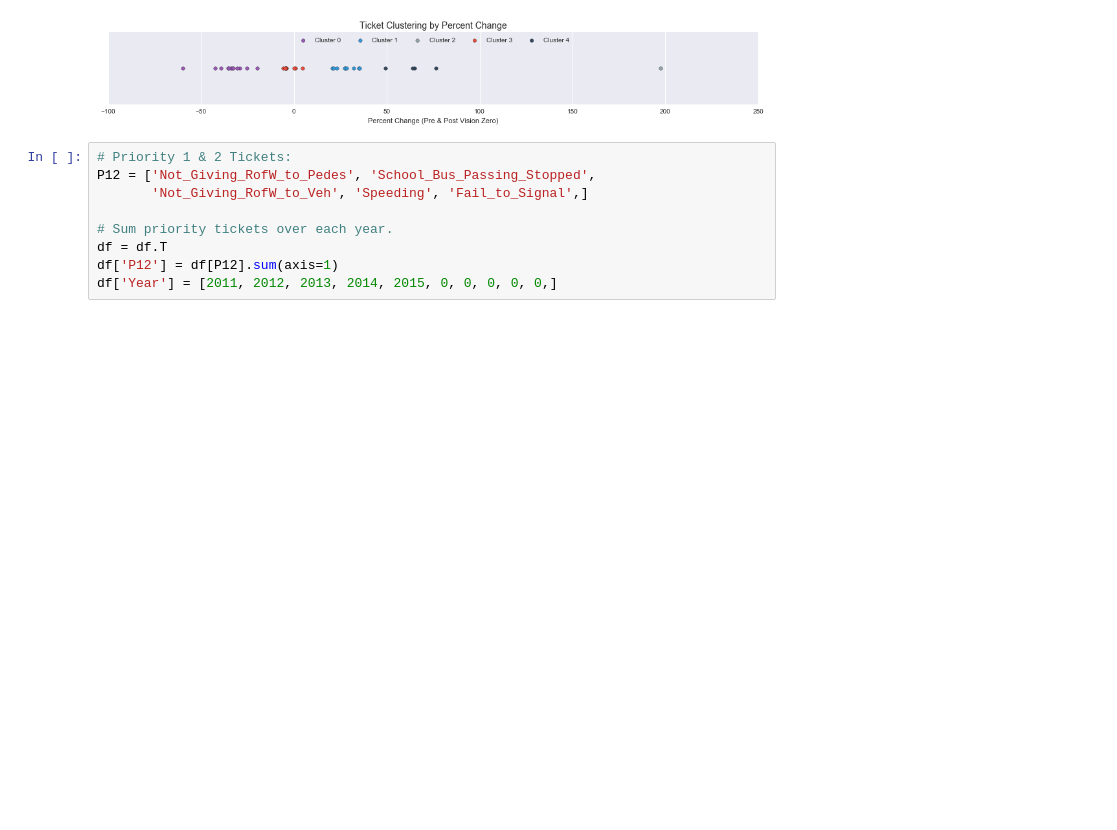
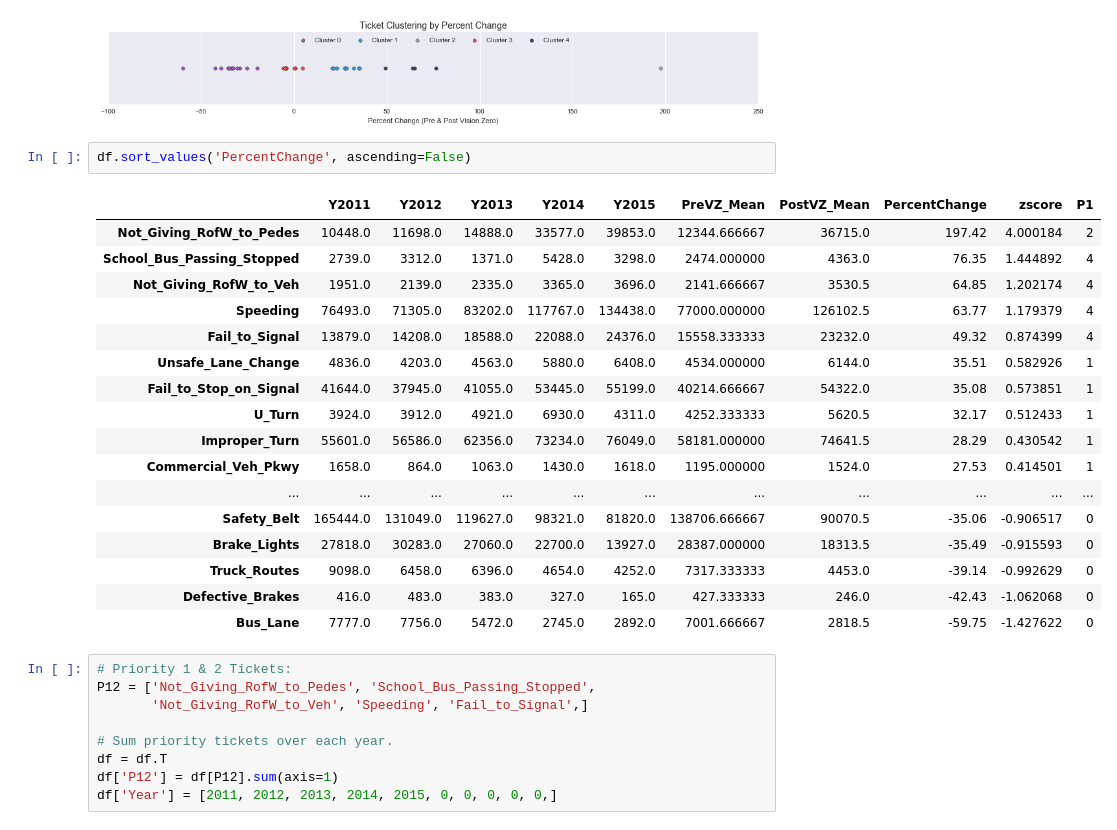
Before and after one commit to anastasiashe/Vision_Zero, a Jupyter notebook: TicketSummonses/04 Results.ipynb, the cells around one changed output. Saved outputs shown, nothing was run; the diff lists cells and outputs as text; blank space fills up the shorter version.

```diff
--- a/TicketSummonses/04 Results.ipynb
+++ b/TicketSummonses/04 Results.ipynb
@@ -231,6 +231,26 @@ ax1.legend(ncol=5, loc='upper center')
 # %% [output]
 <matplotlib.legend.Legend at 0x...>
 [figure]
+# %%
+df.sort_values('PercentChange', ascending=False)
+# %% [output]
+|  | Y2011 | Y2012 | Y2013 | Y2014 | Y2015 | PreVZ_Mean | PostVZ_Mean | PercentChange | zscore | P1 |
+| Not_Giving_RofW_to_Pedes | 10448.0 | 11698.0 | 14888.0 | 33577.0 | 39853.0 | 12344.666667 | 36715.0 | 197.42 | 4.000184 | 2 |
+| School_Bus_Passing_Stopped | 2739.0 | 3312.0 | 1371.0 | 5428.0 | 3298.0 | 2474.000000 | 4363.0 | 76.35 | 1.444892 | 4 |
+| Not_Giving_RofW_to_Veh | 1951.0 | 2139.0 | 2335.0 | 3365.0 | 3696.0 | 2141.666667 | 3530.5 | 64.85 | 1.202174 | 4 |
+| Speeding | 76493.0 | 71305.0 | 83202.0 | 117767.0 | 134438.0 | 77000.000000 | 126102.5 | 63.77 | 1.179379 | 4 |
+| Fail_to_Signal | 13879.0 | 14208.0 | 18588.0 | 22088.0 | 24376.0 | 15558.333333 | 23232.0 | 49.32 | 0.874399 | 4 |
+| Unsafe_Lane_Change | 4836.0 | 4203.0 | 4563.0 | 5880.0 | 6408.0 | 4534.000000 | 6144.0 | 35.51 | 0.582926 | 1 |
+| Fail_to_Stop_on_Signal | 41644.0 | 37945.0 | 41055.0 | 53445.0 | 55199.0 | 40214.666667 | 54322.0 | 35.08 | 0.573851 | 1 |
+| U_Turn | 3924.0 | 3912.0 | 4921.0 | 6930.0 | 4311.0 | 4252.333333 | 5620.5 | 32.17 | 0.512433 | 1 |
+| Improper_Turn | 55601.0 | 56586.0 | 62356.0 | 73234.0 | 76049.0 | 58181.000000 | 74641.5 | 28.29 | 0.430542 | 1 |
+| Commercial_Veh_Pkwy | 1658.0 | 864.0 | 1063.0 | 1430.0 | 1618.0 | 1195.000000 | 1524.0 | 27.53 | 0.414501 | 1 |
+| ... | ... | ... | ... | ... | ... | ... | ... | ... | ... | ... |
+| Safety_Belt | 165444.0 | 131049.0 | 119627.0 | 98321.0 | 81820.0 | 138706.666667 | 90070.5 | -35.06 | -0.906517 | 0 |
+| Brake_Lights | 27818.0 | 30283.0 | 27060.0 | 22700.0 | 13927.0 | 28387.000000 | 18313.5 | -35.49 | -0.915593 | 0 |
+| Truck_Routes | 9098.0 | 6458.0 | 6396.0 | 4654.0 | 4252.0 | 7317.333333 | 4453.0 | -39.14 | -0.992629 | 0 |
+| Defective_Brakes | 416.0 | 483.0 | 383.0 | 327.0 | 165.0 | 427.333333 | 246.0 | -42.43 | -1.062068 | 0 |
+| Bus_Lane | 7777.0 | 7756.0 | 5472.0 | 2745.0 | 2892.0 | 7001.666667 | 2818.5 | -59.75 | -1.427622 | 0 |
 # %%
 # Priority 1 & 2 Tickets:
 P12 = ['Not_Giving_RofW_to_Pedes', 'School_Bus_Passing_Stopped',
```
Also changed, not shown: parts of 3 cells of this notebook, 1 other file.
